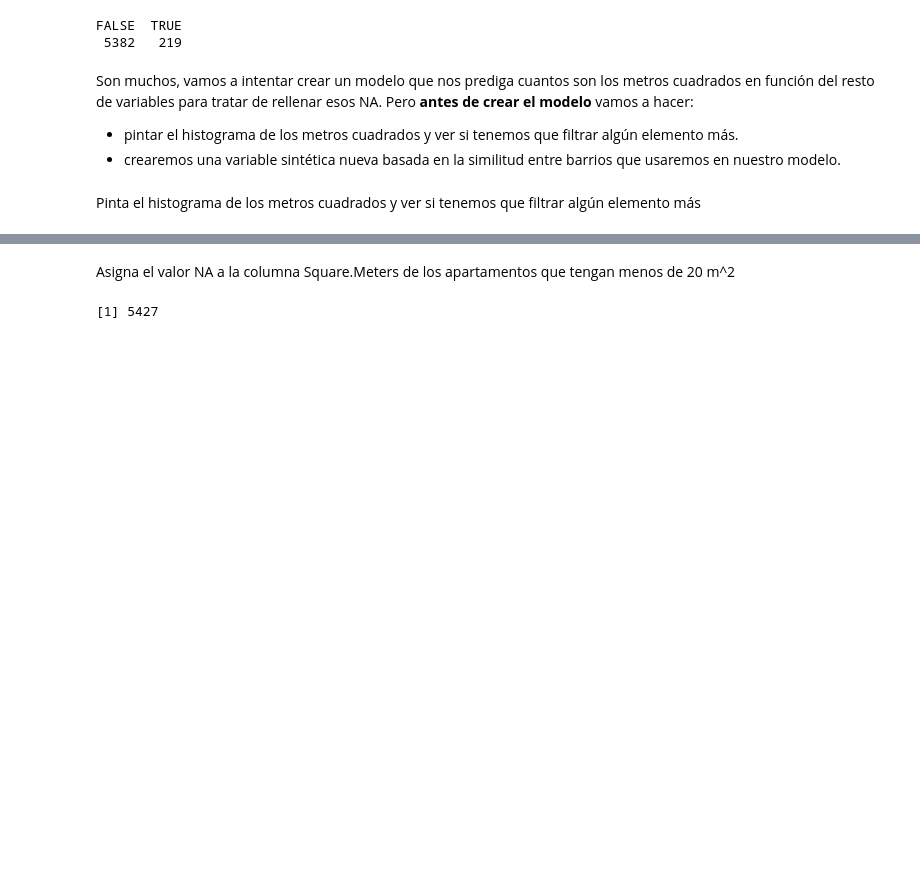
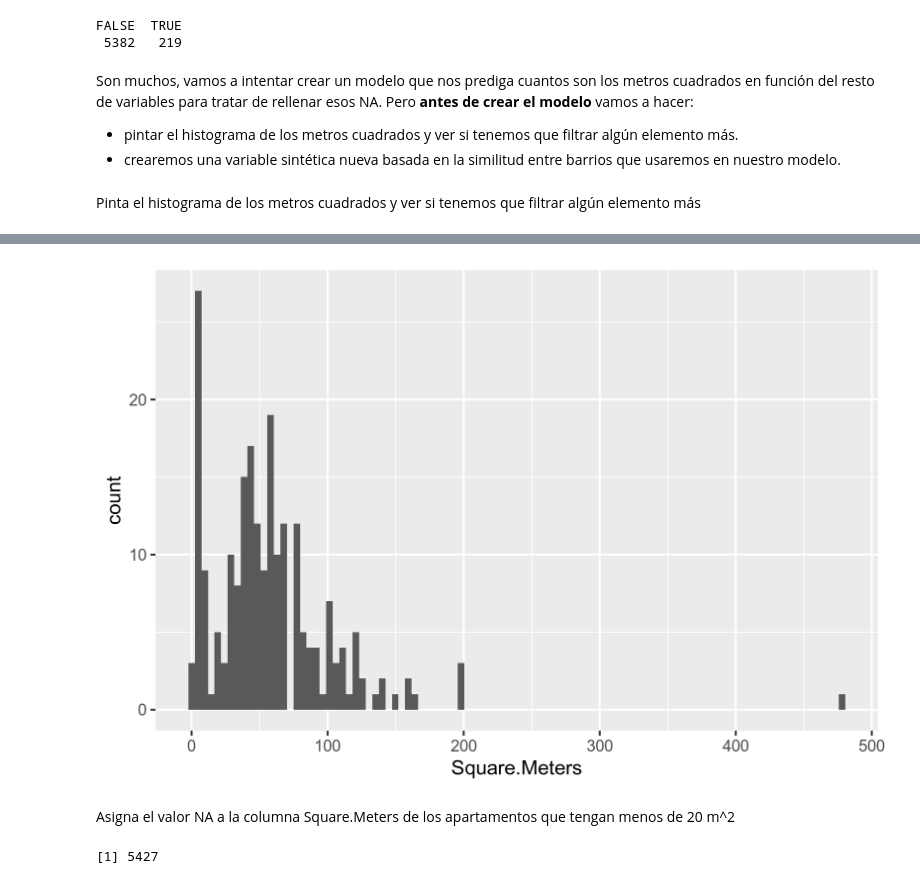
Before and after one commit to PaulTelleria/main, a Jupyter notebook: Data_Mining/PracticaFinalDataMiningPaulTelleria.ipynb, the cells around one changed output, grey strips where cells are left out. Drawn from its saved outputs; the diff is of its cells as text; code cells hidden in the pictures; blank space fills up the shorter version.

```diff
--- a/Data_Mining/PracticaFinalDataMiningPaulTelleria.ipynb
+++ b/Data_Mining/PracticaFinalDataMiningPaulTelleria.ipynb
@@ -183,0 +158,3 @@ Warning message:
+# %%
+df_madrid %>% ggplot(aes(x=Square.Meters))+geom_histogram(bins=100)
+# %% [output]
@@ -184,3 +163,4 @@ Warning message:
+[figure, added]
 # %% [markdown]
 Asigna el valor NA a la columna Square.Meters de los apartamentos que tengan menos de 20 m^2
 # %%
```
Also changed, not shown: parts of 51 cells of this notebook.
